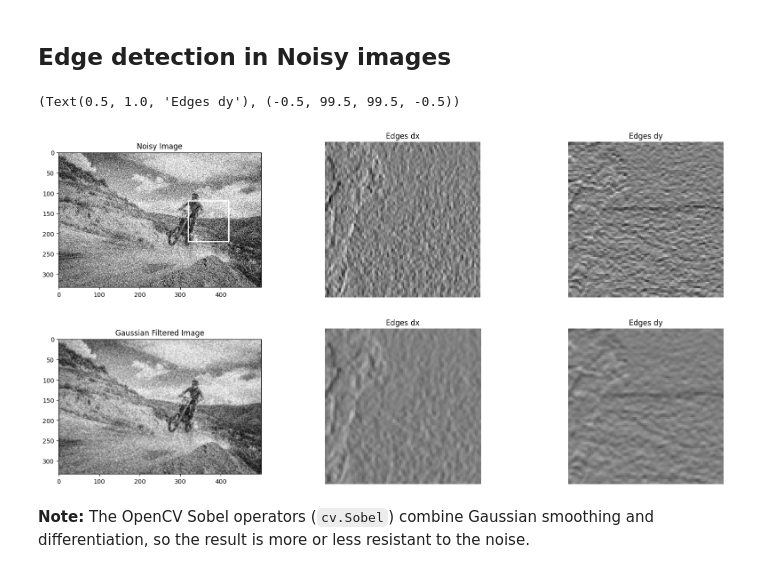
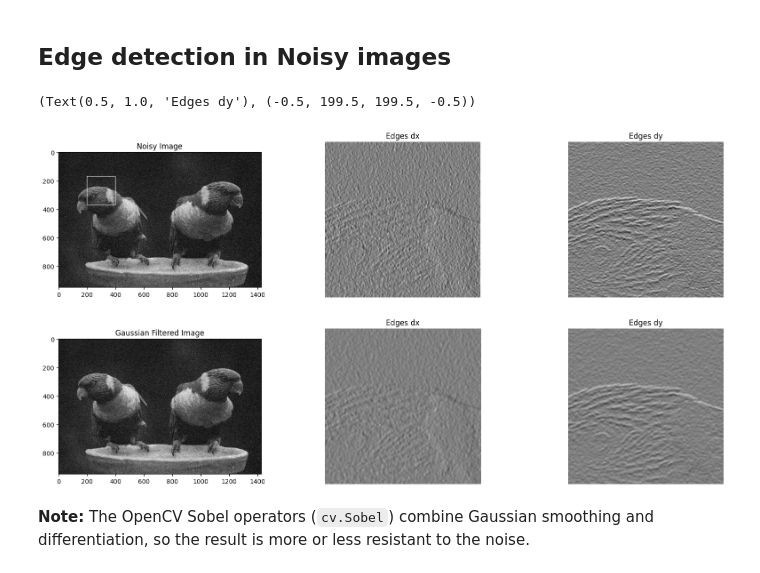
Before and after one commit to Raiyan-R11/ComputerVision, a Jupyter notebook: 04-edges.ipynb, the cells around one changed output. Saved outputs shown, nothing was run; the diff lists cells and outputs as text; code cells hidden in the pictures.

````diff
--- a/04-edges.ipynb
+++ b/04-edges.ipynb
@@ -146,42 +146,42 @@ plt.show()
 ## Edge detection in Noisy images
 # %%
 # Read the image
-image = cv2.imread('./data/images/motorbike.jpeg')
+image = cv2.imread('./data/images/parrots.jpg')
 image = cv2.cvtColor(image, cv2.COLOR_BGR2GRAY)
 image = cv2.resize(image, (int(image.shape[1]/3), int(image.shape[0]/3)), interpolation=cv2.INTER_LINEAR)
 noisy_image = gaussian_noise(image, sigma=50)
 gaussian_filtered_image = cv2.GaussianBlur(noisy_image, ksize=(3,3), sigmaX = 1, sigmaY = 1)
 
 # Apply the sobel edge detection
 edgesx = cv2.filter2D(noisy_image, cv2.CV_32F, kernelx)
 edgesy = cv2.filter2D(noisy_image, cv2.CV_32F, kernely)
 
 gedgesx = cv2.filter2D(gaussian_filtered_image, cv2.CV_32F, kernelx)
 gedgesy = cv2.filter2D(gaussian_filtered_image, cv2.CV_32F, kernely)
 
 
-x1, y1, x2, y2 = 320, 120, 420, 220
+x1, y1, x2, y2 = 200, 170, 400, 370
 # Draw a red rectangular box on the image
 cv2.rectangle(noisy_image, (x1, y1), (x2, y2), (255, 0, 0), 2)
 
 # Display the original image and the edges side by side
 plt.figure(figsize=(20, 10))
 plt.subplot(231), plt.imshow(noisy_image, cmap='gray')
 plt.title('Noisy Image'),
 plt.subplot(232), plt.imshow(edgesx[y1:y2, x1:x2], cmap='gray', vmin=-1000, vmax=1000)
 plt.title('Edges dx'), plt.axis('off')
 plt.subplot(233), plt.imshow(edgesy[y1:y2, x1:x2], cmap='gray', vmin=-1000, vmax=1000)
 plt.title('Edges dy'), plt.axis('off')
 
 plt.subplot(234), plt.imshow(gaussian_filtered_image, cmap='gray')
 plt.title('Gaussian Filtered Image'),
 plt.subplot(235), plt.imshow(gedgesx[y1:y2, x1:x2], cmap='gray', vmin=-1000, vmax=1000)
 plt.title('Edges dx'), plt.axis('off')
 plt.subplot(236), plt.imshow(gedgesy[y1:y2, x1:x2], cmap='gray', vmin=-1000, vmax=1000)
 plt.title('Edges dy'), plt.axis('off')
 # %% [output]
-(Text(0.5, 1.0, 'Edges dy'), (-0.5, 99.5, 99.5, -0.5))
+(Text(0.5, 1.0, 'Edges dy'), (-0.5, 199.5, 199.5, -0.5))
-[figure, old version]
+[figure, new version]
 # %% [markdown]
 **Note:** The OpenCV Sobel operators (```cv.Sobel```) combine Gaussian smoothing and differentiation, so the result is more or less resistant to the noise.
 # %% [markdown]
````
Also changed, not shown: 5 other files.
